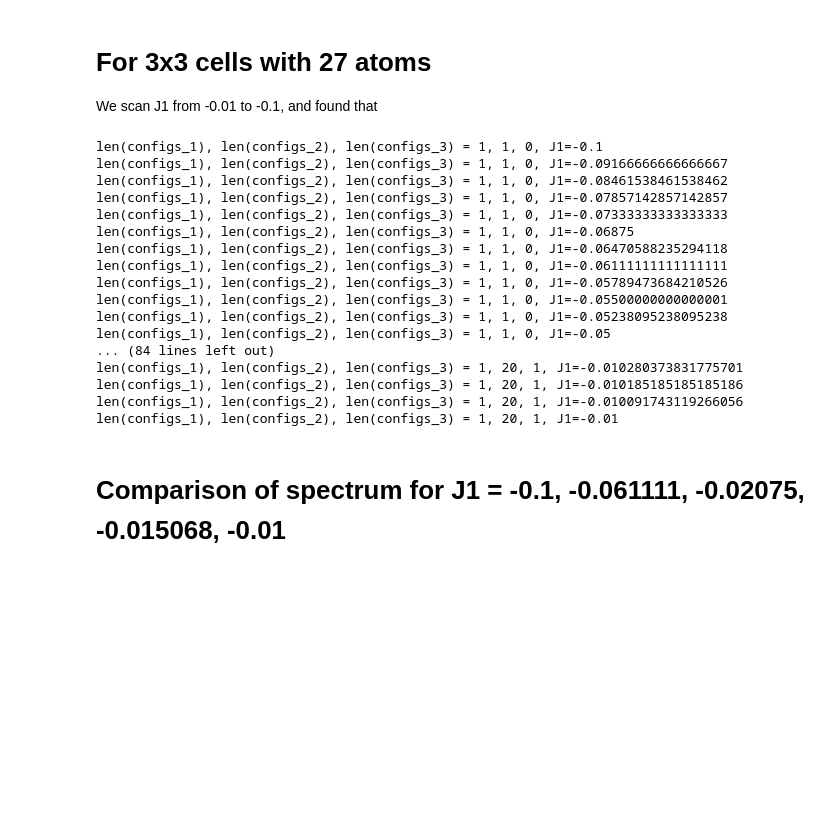
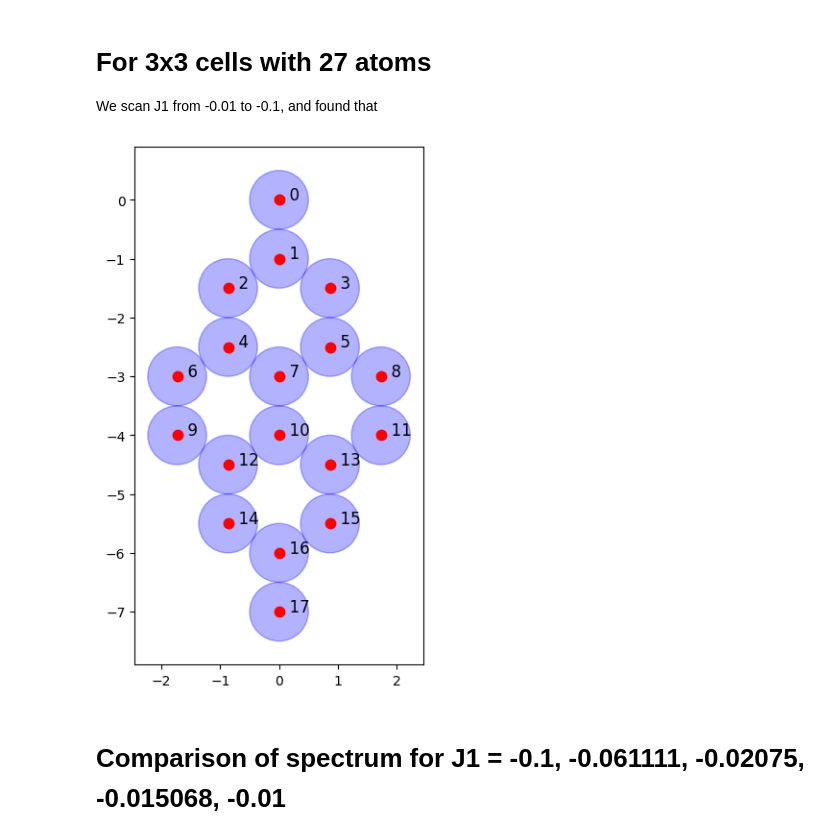
Before and after one commit to cmc-ucl/rydberg_atoms, a Jupyter notebook: 1_QUBO_open_geometry_positive_coefficients_only_NN.ipynb, the cells around one changed output. Drawn from its saved outputs; the diff is of its cells as text; code cells hidden in the pictures; blank space fills up the shorter version.

```diff
--- a/1_QUBO_open_geometry_positive_coefficients_only_NN.ipynb
+++ b/1_QUBO_open_geometry_positive_coefficients_only_NN.ipynb
@@ -127,26 +133,31 @@ compare_spectrum(ryd_H, qubo_H, num_plots=2)
 # For 3x3 cells with 27 atoms
 
 We scan J1 from -0.01 to -0.1, and found that
+# %%
+coords = [[0, 0],
+          [0, -1],
+          [-np.sqrt(3)/2, -3/2],
+          [np.sqrt(3)/2, -3/2],
+          [-np.sqrt(3)/2, -5/2],
+          [np.sqrt(3)/2, -5/2],
+          [-np.sqrt(3), -3],
+          [0, -3],
+          [np.sqrt(3), -3],
+          [-np.sqrt(3), -4],
+          [0, -4],
+          [np.sqrt(3), -4],
+          [-np.sqrt(3)/2, -9/2],
+          [np.sqrt(3)/2, -9/2],
+          [-np.sqrt(3)/2, -11/2],
+          [np.sqrt(3)/2, -11/2],
+          [0, -6],
+          [0, -7],
+         ]
+show_coords(coords)
+# %% [output]
+[figure, added]
 # %%
-coords = [[0, 0],
-          [0, -1],
-          [-np.sqrt(3)/2, -3/2],
-          [np.sqrt(3)/2, -3/2],
-          [-np.sqrt(3)/2, -5/2],
-          [np.sqrt(3)/2, -5/2],
-          [-np.sqrt(3), -3],
-          [0, -3],
-          [np.sqrt(3), -3],
-          [-np.sqrt(3), -4],
-          [0, -4],
-          [np.sqrt(3), -4],
-          [-np.sqrt(3)/2, -9/2],
-          [np.sqrt(3)/2, -9/2],
-          [-np.sqrt(3)/2, -10/2],
-          [np.sqrt(3)/2, -10/2],
-          [0, -6],
-          [0, -7],
-         ]
+
 
 neighbors = [
     (0, 1),
@@ -170,24 +181,6 @@ for J1 in J1range:
 
     configs_3 = [config for config in configs_1 if config in configs_2]
     print(f"len(configs_1), len(configs_2), len(configs_3) = {len(configs_1)}, {len(configs_2)}, {len(configs_3)}, J1={J1}")
-# %% [output]
-len(configs_1), len(configs_2), len(configs_3) = 1, 1, 0, J1=-0.1
-len(configs_1), len(configs_2), len(configs_3) = 1, 1, 0, J1=-0.09166666666666667
-len(configs_1), len(configs_2), len(configs_3) = 1, 1, 0, J1=-0.08461538461538462
-len(configs_1), len(configs_2), len(configs_3) = 1, 1, 0, J1=-0.07857142857142857
-len(configs_1), len(configs_2), len(configs_3) = 1, 1, 0, J1=-0.07333333333333333
-len(configs_1), len(configs_2), len(configs_3) = 1, 1, 0, J1=-0.06875
-len(configs_1), len(configs_2), len(configs_3) = 1, 1, 0, J1=-0.06470588235294118
-len(configs_1), len(configs_2), len(configs_3) = 1, 1, 0, J1=-0.06111111111111111
-len(configs_1), len(configs_2), len(configs_3) = 1, 1, 0, J1=-0.05789473684210526
-len(configs_1), len(configs_2), len(configs_3) = 1, 1, 0, J1=-0.05500000000000001
-len(configs_1), len(configs_2), len(configs_3) = 1, 1, 0, J1=-0.05238095238095238
-len(configs_1), len(configs_2), len(configs_3) = 1, 1, 0, J1=-0.05
-... (84 lines left out)
-len(configs_1), len(configs_2), len(configs_3) = 1, 20, 1, J1=-0.010280373831775701
-len(configs_1), len(configs_2), len(configs_3) = 1, 20, 1, J1=-0.010185185185185186
-len(configs_1), len(configs_2), len(configs_3) = 1, 20, 1, J1=-0.010091743119266056
-len(configs_1), len(configs_2), len(configs_3) = 1, 20, 1, J1=-0.01
 # %% [markdown]
 # Comparison of spectrum for J1 = -0.1, -0.061111, -0.02075, -0.015068, -0.01
 # %%
```
Also changed, not shown: parts of 9 cells of this notebook, 1 other file.
